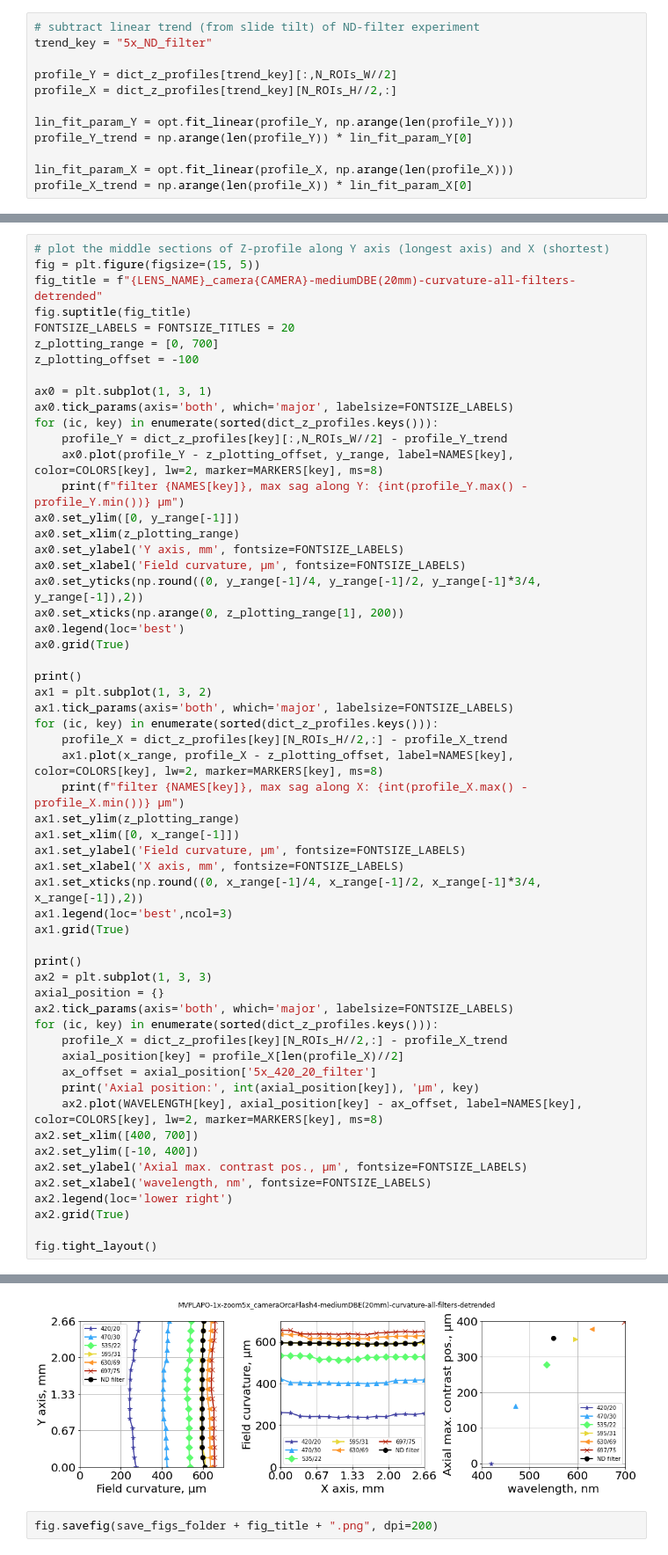
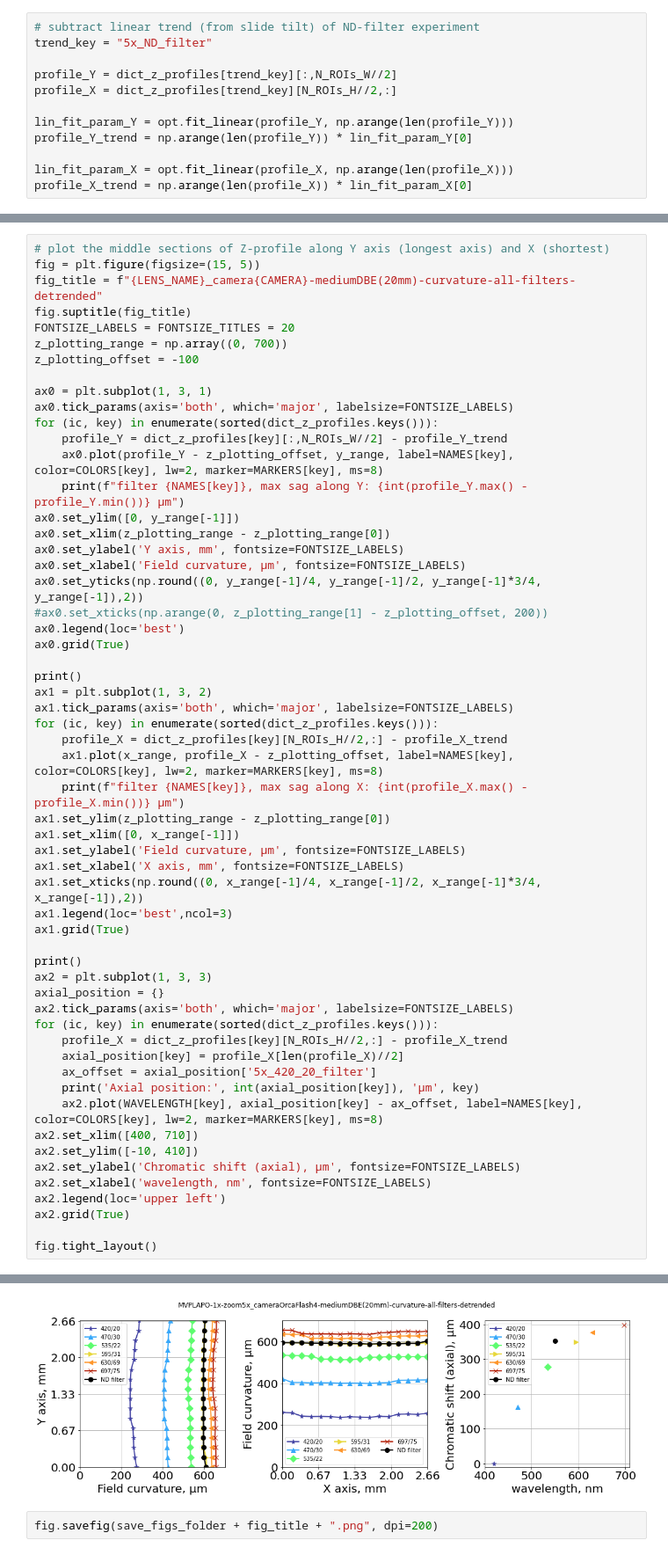
Before and after one commit to nvladimus/lens-testing, a Jupyter notebook: chromatic-aberrations/ContrastMapsChromatic-OlympusMVPLAPO1x-zoom5-mediumDBE(20mm)-illumHAL100.ipynb, the cells around one changed output, grey strips where cells are left out. Shown at 88% size. Saved outputs shown, nothing was run; the diff lists cells and outputs as text.

```diff
--- a/chromatic-aberrations/ContrastMapsChromatic-OlympusMVPLAPO1x-zoom5-mediumDBE(20mm)-illumHAL100.ipynb
+++ b/chromatic-aberrations/ContrastMapsChromatic-OlympusMVPLAPO1x-zoom5-mediumDBE(20mm)-illumHAL100.ipynb
@@ -364,7 +364,7 @@ fig = plt.figure(figsize=(15, 5))
 fig_title = f"{LENS_NAME}_camera{CAMERA}-mediumDBE(20mm)-curvature-all-filters-detrended"
 fig.suptitle(fig_title)
 FONTSIZE_LABELS = FONTSIZE_TITLES = 20
-z_plotting_range = [0, 700]
+z_plotting_range = np.array((0, 700))
 z_plotting_offset = -100
 
 ax0 = plt.subplot(1, 3, 1)
@@ -374,11 +374,11 @@ for (ic, key) in enumerate(sorted(dict_z_profiles.keys())):
     ax0.plot(profile_Y - z_plotting_offset, y_range, label=NAMES[key], color=COLORS[key], lw=2, marker=MARKERS[key], ms=8)
     print(f"filter {NAMES[key]}, max sag along Y: {int(profile_Y.max() - profile_Y.min())} µm")
 ax0.set_ylim([0, y_range[-1]])
-ax0.set_xlim(z_plotting_range)
+ax0.set_xlim(z_plotting_range - z_plotting_range[0])
 ax0.set_ylabel('Y axis, mm', fontsize=FONTSIZE_LABELS)
 ax0.set_xlabel('Field curvature, µm', fontsize=FONTSIZE_LABELS)
 ax0.set_yticks(np.round((0, y_range[-1]/4, y_range[-1]/2, y_range[-1]*3/4, y_range[-1]),2))
-ax0.set_xticks(np.arange(0, z_plotting_range[1], 200))
+#ax0.set_xticks(np.arange(0, z_plotting_range[1] - z_plotting_offset, 200))
 ax0.legend(loc='best')
 ax0.grid(True)
 
@@ -389,7 +389,7 @@ for (ic, key) in enumerate(sorted(dict_z_profiles.keys())):
     profile_X = dict_z_profiles[key][N_ROIs_H//2,:] - profile_X_trend
     ax1.plot(x_range, profile_X - z_plotting_offset, label=NAMES[key], color=COLORS[key], lw=2, marker=MARKERS[key], ms=8)
     print(f"filter {NAMES[key]}, max sag along X: {int(profile_X.max() - profile_X.min())} µm")
-ax1.set_ylim(z_plotting_range)
+ax1.set_ylim(z_plotting_range - z_plotting_range[0])
 ax1.set_xlim([0, x_range[-1]])
 ax1.set_ylabel('Field curvature, µm', fontsize=FONTSIZE_LABELS)
 ax1.set_xlabel('X axis, mm', fontsize=FONTSIZE_LABELS)
@@ -402,38 +402,38 @@ ax2 = plt.subplot(1, 3, 3)
 axial_position = {}
 ax2.tick_params(axis='both', which='major', labelsize=FONTSIZE_LABELS)
 for (ic, key) in enumerate(sorted(dict_z_profiles.keys())):
     profile_X = dict_z_profiles[key][N_ROIs_H//2,:] - profile_X_trend
     axial_position[key] = profile_X[len(profile_X)//2]
     ax_offset = axial_position['5x_420_20_filter']
     print('Axial position:', int(axial_position[key]), 'µm', key)
     ax2.plot(WAVELENGTH[key], axial_position[key] - ax_offset, label=NAMES[key], color=COLORS[key], lw=2, marker=MARKERS[key], ms=8)
-ax2.set_xlim([400, 700])
-ax2.set_ylim([-10, 400])
-ax2.set_ylabel('Axial max. contrast pos., µm', fontsize=FONTSIZE_LABELS)
+ax2.set_xlim([400, 710])
+ax2.set_ylim([-10, 410])
+ax2.set_ylabel('Chromatic shift (axial), µm', fontsize=FONTSIZE_LABELS)
 ax2.set_xlabel('wavelength, nm', fontsize=FONTSIZE_LABELS)
-ax2.legend(loc='lower right')
+ax2.legend(loc='upper left')
 ax2.grid(True)
 
 fig.tight_layout()
 # %% [output]
 filter 420/20, max sag along Y: 44 µm
 filter 470/30, max sag along Y: 30 µm
 filter 535/22, max sag along Y: 20 µm
 filter 595/31, max sag along Y: 17 µm
 filter 630/69, max sag along Y: 19 µm
 filter 697/75, max sag along Y: 17 µm
 filter ND filter, max sag along Y: 13 µm
 
 filter 420/20, max sag along X: 23 µm
 filter 470/30, max sag along X: 23 µm
 filter 535/22, max sag along X: 21 µm
 filter 595/31, max sag along X: 8 µm
 ... (7 lines left out)
 Axial position: 487 µm 5x_595_31_filter
 Axial position: 515 µm 5x_630_69_filter
 Axial position: 535 µm 5x_697_75_filter
 Axial position: 490 µm 5x_ND_filter
-[figure, old version]
+[figure, new version]
 # %%
 fig.savefig(save_figs_folder + fig_title + ".png", dpi=200)
 # %%
```
Also changed, not shown: parts of 2 cells of this notebook, 7 other files.
